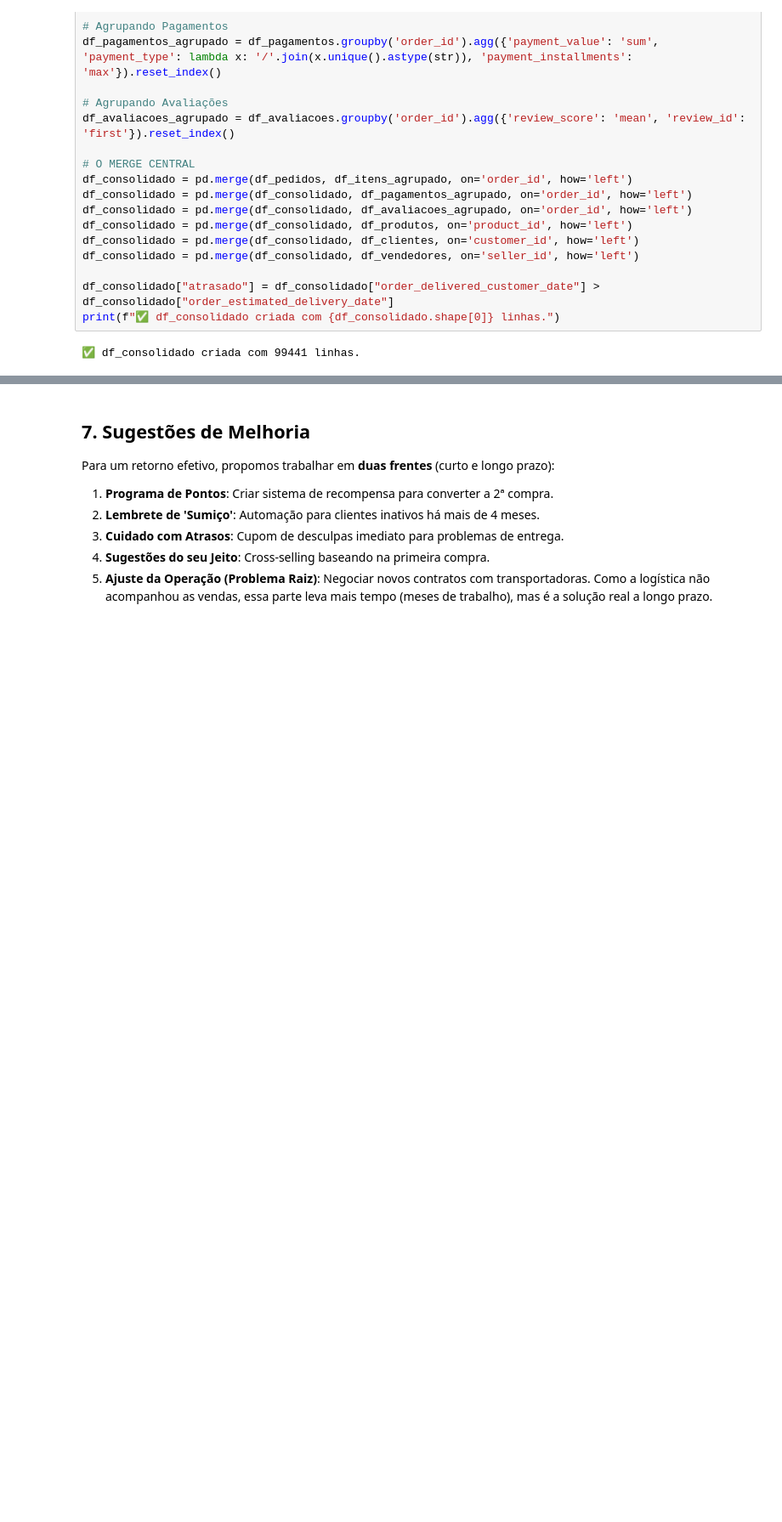
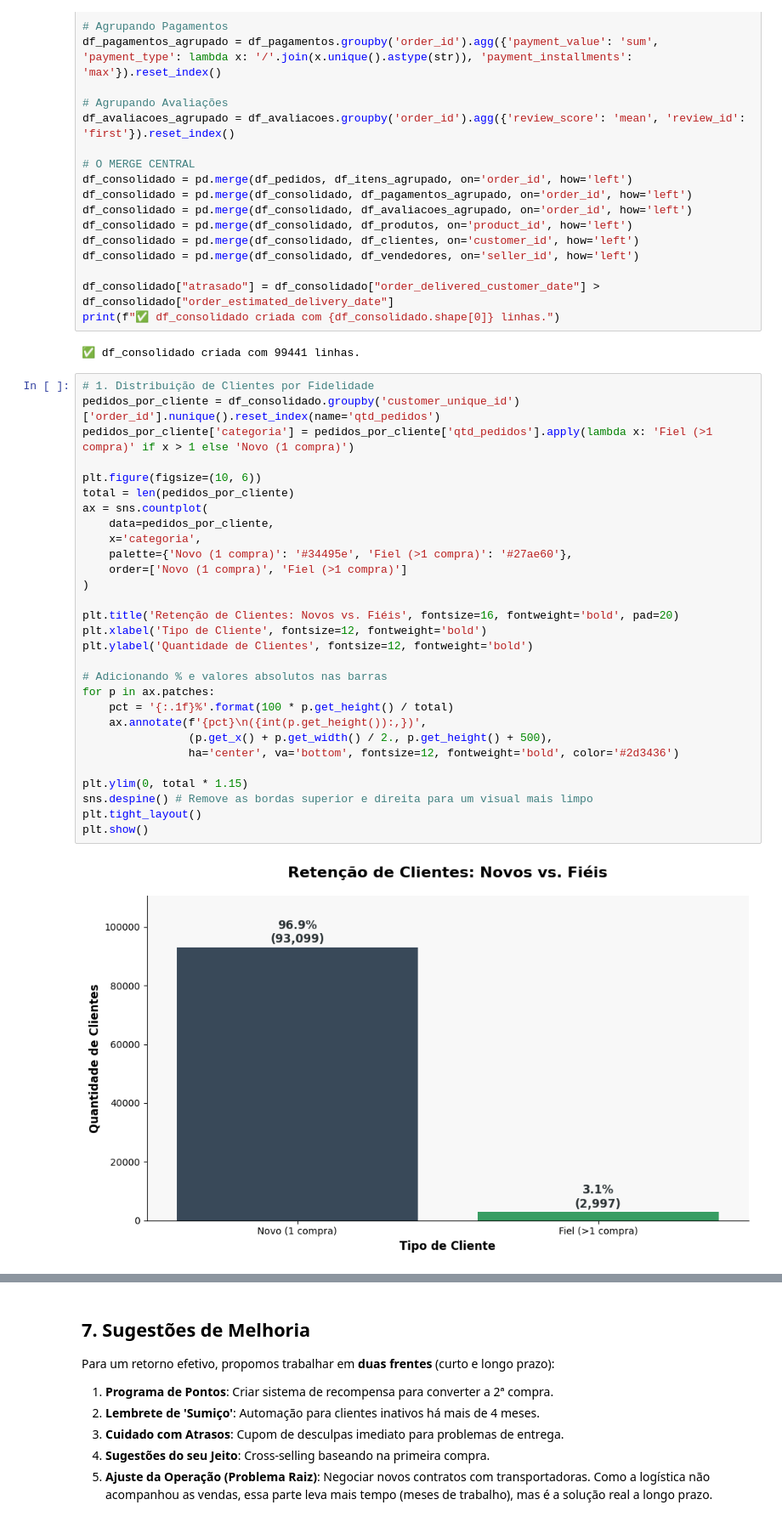
Before and after one commit to evellynjardini/Data-Analytics---Grupo-24, a Jupyter notebook: 1 - Projeto-Olist-KPIs/notebooks/Tech_Challenge_Grupo24_Allan.ipynb, the cells around one changed output, grey strips where cells are left out. Shown at 85% size. Cells and saved outputs as stored; diff of their text form; blank space fills up the shorter version.

```diff
--- a/1 - Projeto-Olist-KPIs/notebooks/Tech_Challenge_Grupo24_Allan.ipynb
+++ b/1 - Projeto-Olist-KPIs/notebooks/Tech_Challenge_Grupo24_Allan.ipynb
@@ -88,3 +88,34 @@ df_consolidado["atrasado"] = df_consolidado["order_delivered_customer_date"] > d
 print(f"✅ df_consolidado criada com {df_consolidado.shape[0]} linhas.")
 # %% [output]
 ✅ df_consolidado criada com 99441 linhas.
+# %%
+# 1. Distribuição de Clientes por Fidelidade
+pedidos_por_cliente = df_consolidado.groupby('customer_unique_id')['order_id'].nunique().reset_index(name='qtd_pedidos')
+pedidos_por_cliente['categoria'] = pedidos_por_cliente['qtd_pedidos'].apply(lambda x: 'Fiel (>1 compra)' if x > 1 else 'Novo (1 compra)')
+
+plt.figure(figsize=(10, 6))
+total = len(pedidos_por_cliente)
+ax = sns.countplot(
+    data=pedidos_por_cliente,
+    x='categoria',
+    palette={'Novo (1 compra)': '#34495e', 'Fiel (>1 compra)': '#27ae60'},
+    order=['Novo (1 compra)', 'Fiel (>1 compra)']
+)
+
+plt.title('Retenção de Clientes: Novos vs. Fiéis', fontsize=16, fontweight='bold', pad=20)
+plt.xlabel('Tipo de Cliente', fontsize=12, fontweight='bold')
+plt.ylabel('Quantidade de Clientes', fontsize=12, fontweight='bold')
+
+# Adicionando % e valores absolutos nas barras
+for p in ax.patches:
+    pct = '{:.1f}%'.format(100 * p.get_height() / total)
+    ax.annotate(f'{pct}\n({int(p.get_height()):,})',
+                (p.get_x() + p.get_width() / 2., p.get_height() + 500),
+                ha='center', va='bottom', fontsize=12, fontweight='bold', color='#2d3436')
+
+plt.ylim(0, total * 1.15)
+sns.despine() # Remove as bordas superior e direita para um visual mais limpo
+plt.tight_layout()
+plt.show()
+# %% [output]
+[figure, added]
```
Also changed, not shown: parts of 2 cells of this notebook.
